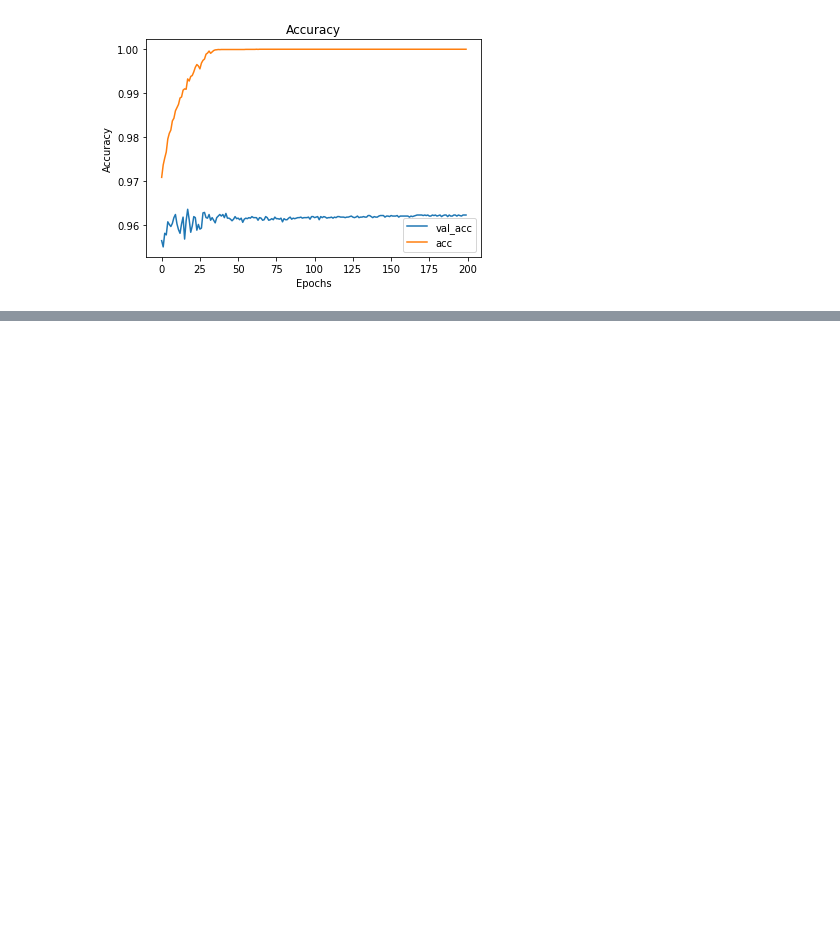
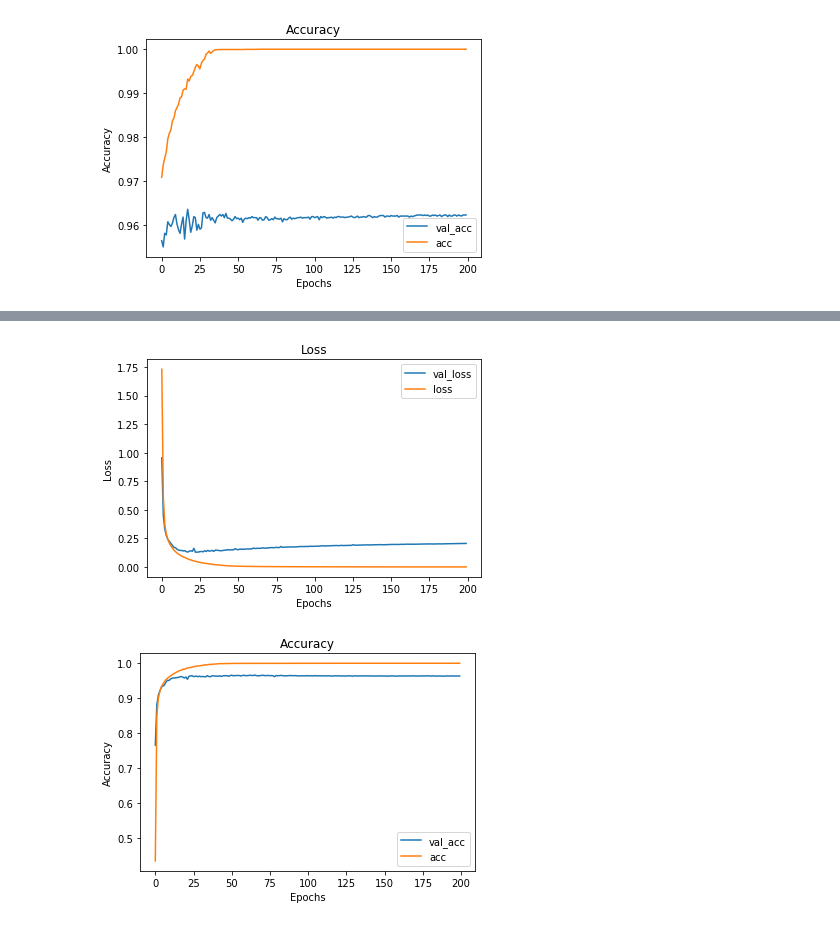
Before and after one commit to DavidKatzman/Digit_Predictor, a Jupyter notebook: Digit Recognizer.ipynb, the cells around one changed output, grey strips where cells are left out. Cells and saved outputs as stored; diff of their text form; code cells hidden in the pictures; blank space fills up the shorter version.

Commit message:
added test model

```diff
--- a/Digit Recognizer.ipynb
+++ b/Digit Recognizer.ipynb
@@ -310,0 +313,11 @@ visualize_training_results(results_4)
+# %%
+model_5 = Sequential()
+model_5.add(Dense(64, activation='relu', input_shape=(784,)))
+model_5.add(Dense(64, activation='tanh'))
+model_5.add(Dense(64, activation='relu'))
+model_5.add(Dense(64, activation='tanh'))
+model_5.add(Dense(64, activation='relu'))
+model_5.add(Dense(64, activation='tanh'))
+model_5.add(Dense(64, activation='tanh'))
+model_5.add(Dense(32, activation='relu'))
+model_5.add(Dense(10, activation='softmax'))
@@ -310,0 +344,4 @@ visualize_training_results(results_4)
+# %%
+model_5.compile(loss='categorical_crossentropy', optimizer='sgd', metrics=['accuracy'])
+# %%
+results_5 = model_5.fit(X_train, y_train, epochs=200, batch_size=64, validation_data=(X_test, y_test))
@@ -310,0 +366,5 @@ visualize_training_results(results_4)
+# %%
+visualize_training_results(results_5)
+# %% [output]
+[figure, added]
+[figure, added]
```
Also changed, not shown: parts of 3 cells of this notebook.
